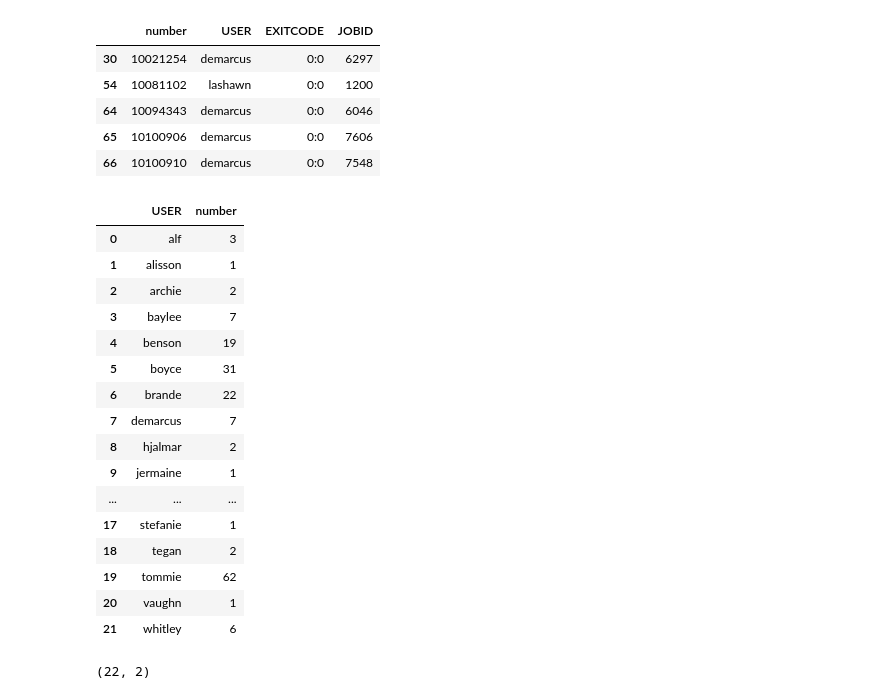
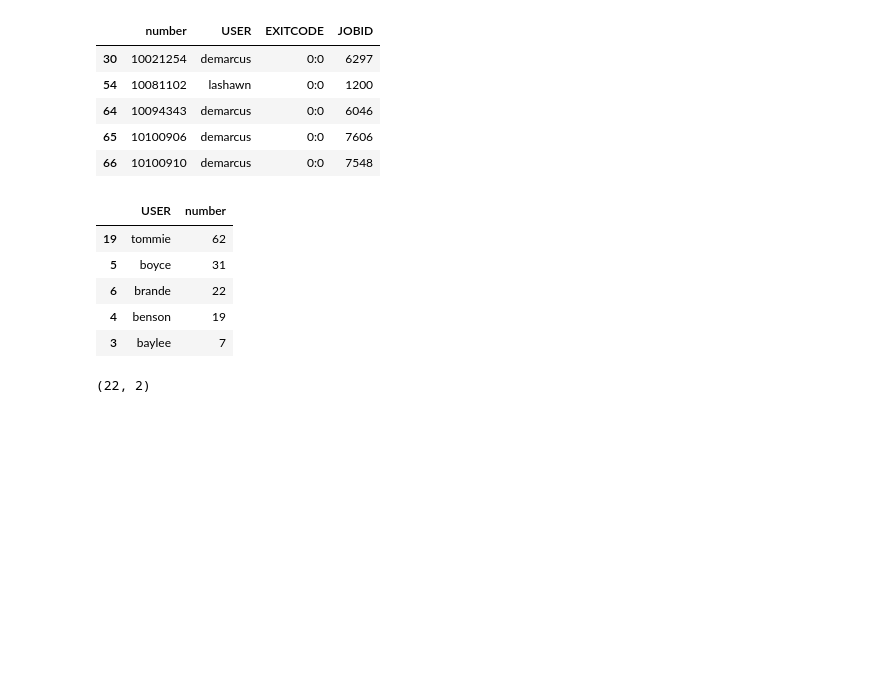
Before and after one commit to Barrett-Rogers/dq2-accre-porcupines, a Jupyter notebook: drexhepi_dancing_dq2.ipynb, the cells around one changed output. Saved outputs shown, nothing was run; the diff lists cells and outputs as text; code cells hidden in the pictures; blank space fills up the shorter version.

```diff
--- a/drexhepi_dancing_dq2.ipynb
+++ b/drexhepi_dancing_dq2.ipynb
@@ -390,27 +389,16 @@ array_of_ids.head()
 | 66 | 10100910 | demarcus | 0:0 | 7548 |
 # %%
 #This is the number of times each person committed that criteria
-user=array_of_ids.groupby('USER',as_index=False)[['number']].count()
+user=array_of_ids.groupby('USER',as_index=False)[['number']].count().sort_values('number',ascending=False)
 # %%
-user
+user.head()
 # %% [output]
 |  | USER | number |
-| 0 | alf | 3 |
-| 1 | alisson | 1 |
-| 2 | archie | 2 |
-| 3 | baylee | 7 |
-| 4 | benson | 19 |
+| 19 | tommie | 62 |
 | 5 | boyce | 31 |
 | 6 | brande | 22 |
-| 7 | demarcus | 7 |
-| 8 | hjalmar | 2 |
-| 9 | jermaine | 1 |
-| ... | ... | ... |
-| 17 | stefanie | 1 |
-| 18 | tegan | 2 |
-| 19 | tommie | 62 |
-| 20 | vaughn | 1 |
-| 21 | whitley | 6 |
+| 4 | benson | 19 |
+| 3 | baylee | 7 |
 # %%
 user.shape
 # %% [output]
```
Also changed, not shown: parts of 48 cells of this notebook.
